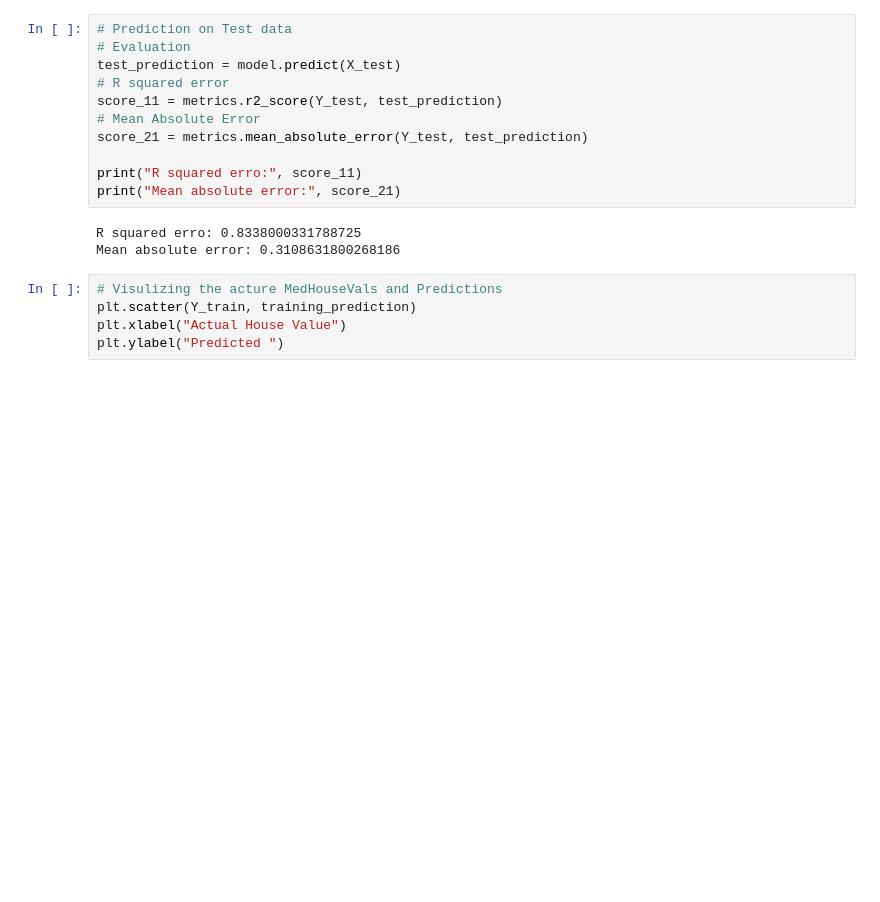
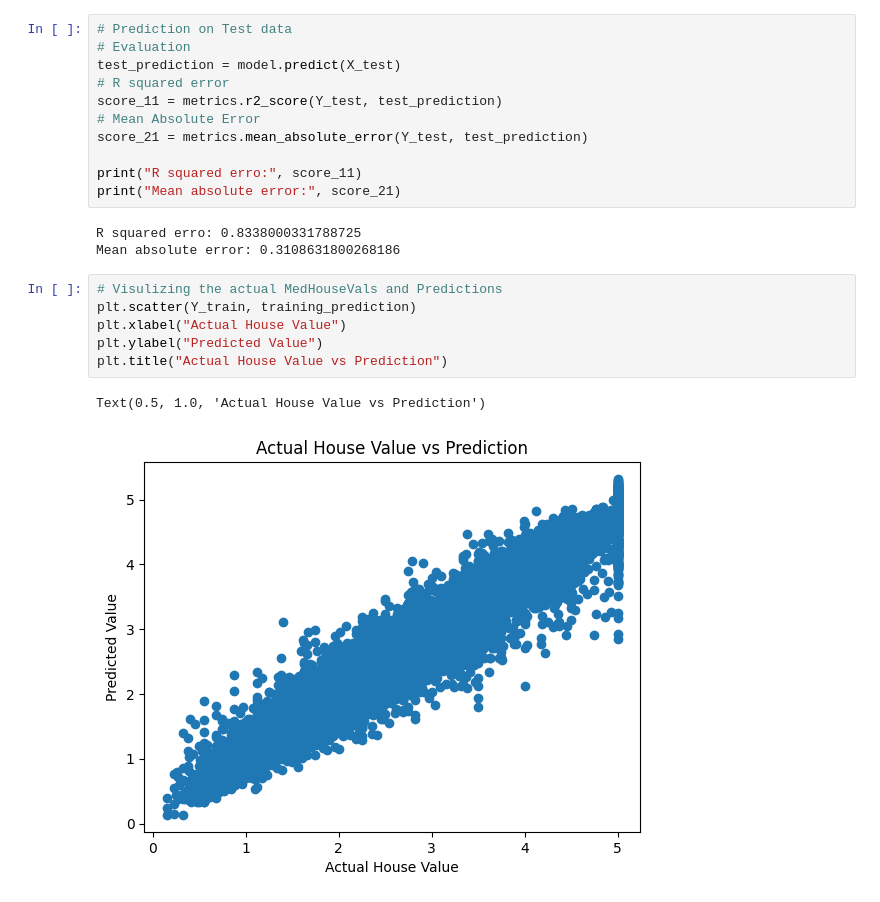
Before and after one commit to jihyeleekr/ml-modeling-notebook, a Jupyter notebook: House_Price_Prediction/House_Price_Prediction_With_Regression.ipynb, the cells around one changed output. Drawn from its saved outputs; the diff is of its cells as text; blank space fills up the shorter version.

Commit message:
House Value Preidction UPdate

```diff
--- a/House_Price_Prediction/House_Price_Prediction_With_Regression.ipynb
+++ b/House_Price_Prediction/House_Price_Prediction_With_Regression.ipynb
@@ -160,7 +160,11 @@ print("Mean absolute error:", score_21)
 R squared erro: 0.8338000331788725
 Mean absolute error: 0.3108631800268186
 # %%
-# Visulizing the acture MedHouseVals and Predictions
+# Visulizing the actual MedHouseVals and Predictions
 plt.scatter(Y_train, training_prediction)
 plt.xlabel("Actual House Value")
-plt.ylabel("Predicted ")
+plt.ylabel("Predicted Value")
+plt.title("Actual House Value vs Prediction")
+# %% [output]
+Text(0.5, 1.0, 'Actual House Value vs Prediction')
+[figure, added]
```
